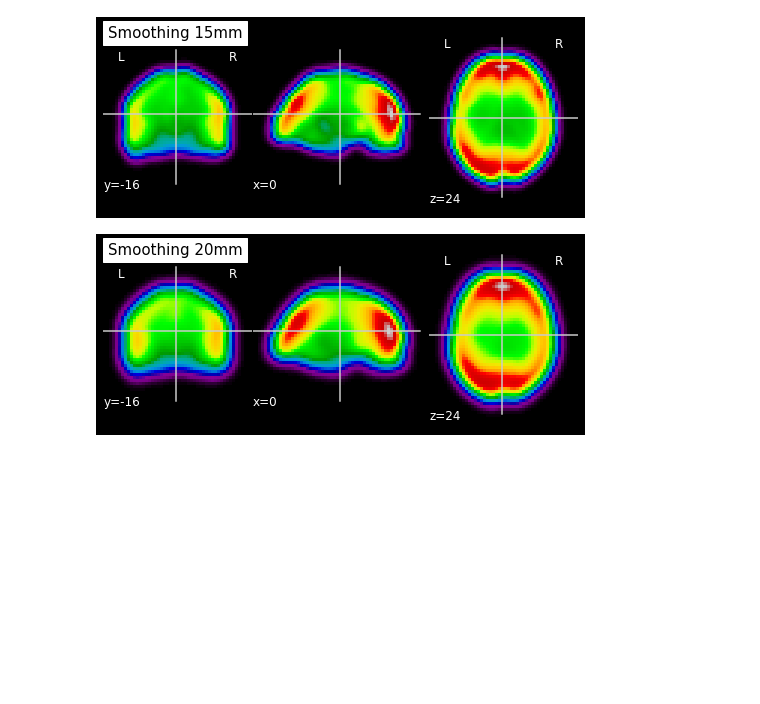
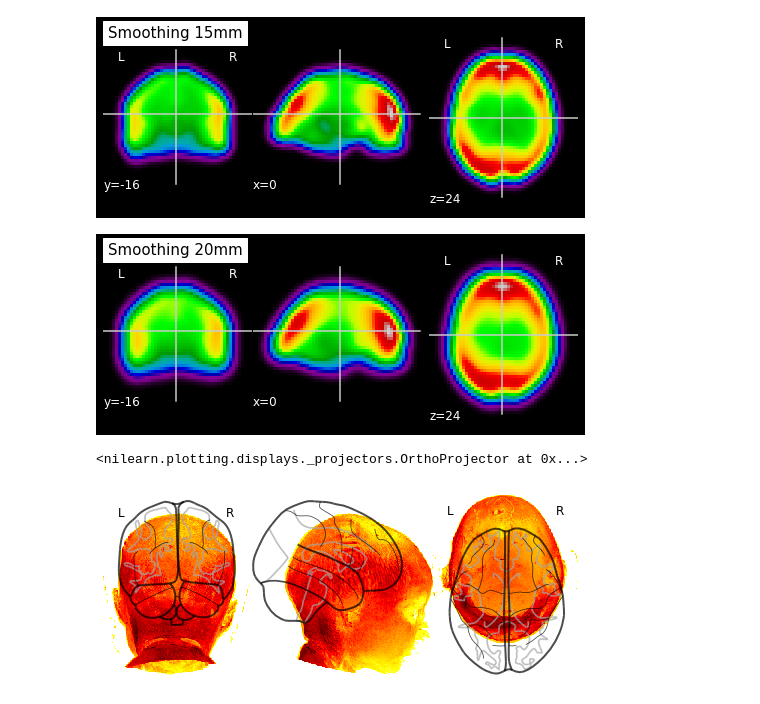
Before and after one commit to ChildBrainLab/LCBDtools, a Jupyter notebook: scripts/MRI/nilearn-practice.ipynb, the cells around one changed output. Saved outputs shown, nothing was run; the diff lists cells and outputs as text; code cells hidden in the pictures; blank space fills up the shorter version.

Commit message:
nilearn practice, finalized fmriprep single subject / parallel to 8 dyno runs

```diff
--- a/scripts/MRI/nilearn-practice.ipynb
+++ b/scripts/MRI/nilearn-practice.ipynb
@@ -36,3 +24,8 @@ for smoothing in range(0, 25, 5):
 [figure]
 [figure]
 [figure]
+# %%
+plotting.plot_glass_brain("/data/perlman/moochie/analysis/CARE/MRI_data_clean/sub-50802/ses-0/anat/sub-50802_ses-0_run-1_T1w.nii.gz")
+# %% [output]
+<nilearn.plotting.displays._projectors.OrthoProjector at 0x...>
+[figure, added]
```
Also changed, not shown: parts of 1 cell of this notebook, 4 other files.
